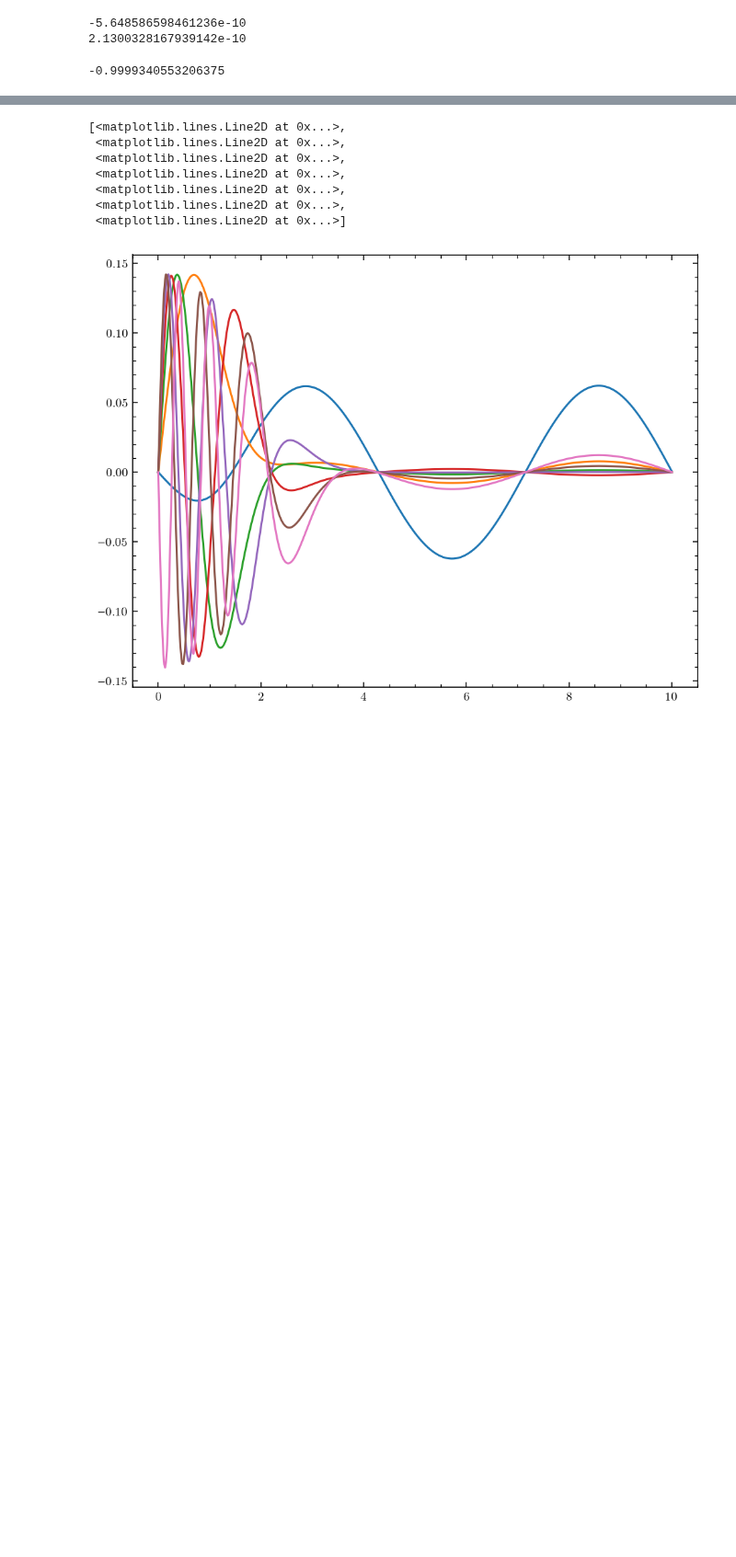
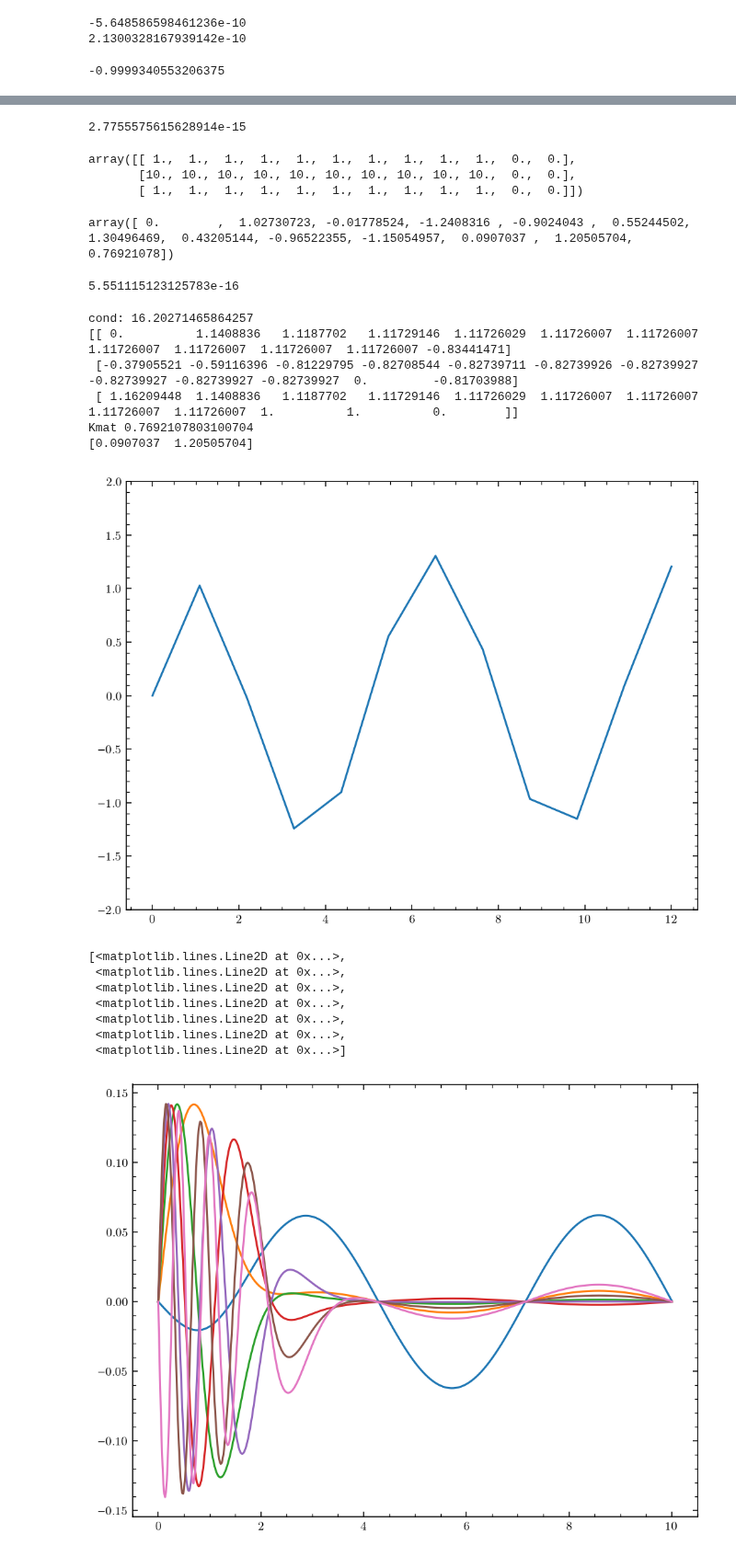
Before and after one commit to buqeye/cs_greedy_emulator, a Jupyter notebook: figures.ipynb, the cells around one changed output, grey strips where cells are left out. Shown at 92% size. Saved outputs shown, nothing was run; the diff lists cells and outputs as text; code cells hidden in the pictures; blank space fills up the shorter version.

Commit message:
updates figures notebook

```diff
--- a/figures.ipynb
+++ b/figures.ipynb
@@ -19,13 +19,13 @@ from scipy.special import factorial2, spherical_jn
 from plots.rc_params import *
 # %%
 potentialArgs = {"label": "minnesota", "kwargs": {"potId": 213}}
-l = 8
+l = 0
 channel = Channel(S=0, L=l, LL=l, J=l, channel=0)
 potential = Potential(channel, **potentialArgs)
 E_MeV = 50
 scattExp = ScatteringExp(E_MeV=E_MeV, potential=potential)
 rmatch = 12
-grid = Grid(1e-24, rmatch, numIntervals=1, numPointsPerInterval=1000,
+grid = Grid(1e-24, rmatch, numIntervals=1, numPointsPerInterval=12,
             type="linear", test=False)  # needs equidistant grids as of now
 trainingLecList, testingLecList = Potential.getSampleLecs(potentialArgs["label"])
 
@@ -121,3 +123,38 @@ F_G[1,0]
+# %%
+import scipy as sp
+np.max(np.abs(sol - np.concatenate(([0],sp.linalg.solve_banded((1,1), ab=abar, b=ss)))))
+# %% [output]
+2.7755575615628914e-15
+# %%
+aa.A_tensor
+# %% [output]
+array([[ 1.,  1.,  1.,  1.,  1.,  1.,  1.,  1.,  1.,  1.,  0.,  0.],
+       [10., 10., 10., 10., 10., 10., 10., 10., 10., 10.,  0.,  0.],
+       [ 1.,  1.,  1.,  1.,  1.,  1.,  1.,  1.,  1.,  1.,  0.,  0.]])
+# %%
+sol
+# %% [output]
+array([ 0.        ,  1.02730723, -0.01778524, -1.2408316 , -0.9024043 ,  0.55244502,  1.30496469,  0.43205144, -0.96522355, -1.15054957,  0.0907037 ,  1.20505704,  0.76921078])
+# %%
+np.max(np.abs(ab-abar))
+# %% [output]
+5.551115123125783e-16
+# %%
+from Numerov import numerov2
+from RseSolver import g, s
+absp, ab, s, sol = numerov2(grid.points, y0=0, g=g, s=s, solve=True, params=rseParams)
+plt.plot(grid.points, sol[:-1])
+plt.ylim(-2,2)
+print("Kmat", sol[-1])
+print(sol[-3:-1])
+# %% [output]
+cond: 16.20271465864257
+[[ 0.          1.1408836   1.1187702   1.11729146  1.11726029  1.11726007  1.11726007  1.11726007  1.11726007  1.11726007  1.11726007 -0.83441471]
+ [-0.37905521 -0.59116396 -0.81229795 -0.82708544 -0.82739711 -0.82739926 -0.82739927 -0.82739927 -0.82739927 -0.82739927  0.         -0.81703988]
+ [ 1.16209448  1.1408836   1.1187702   1.11729146  1.11726029  1.11726007  1.11726007  1.11726007  1.11726007  1.          1.          0.        ]]
+Kmat 0.7692107803100704
+[0.0907037  1.20505704]
+[figure, added]
 # %%
 plt.plot(emulator_pod.grid.points, emulator_pod.snapshot_matrix)
 # for line in np.arange(0,5,2) * np.pi/2:
```
Also changed, not shown: parts of 6 cells of this notebook.
